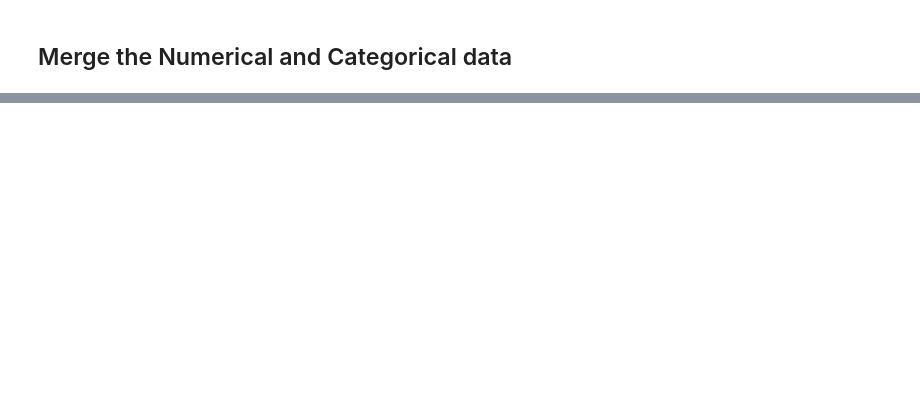
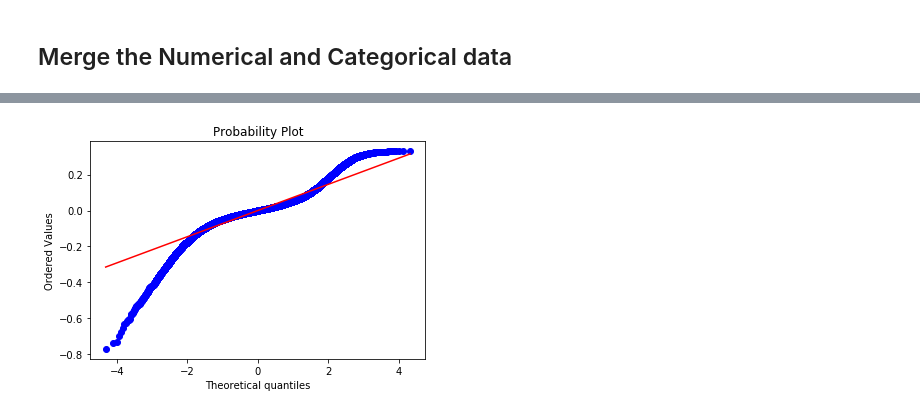
Before and after one commit to hskimim/data-analysis-tutorial, a Jupyter notebook: zillow_prize_estimation/Overall_test.ipynb, the cells around one changed output, grey strips where cells are left out. Cells and saved outputs as stored; diff of their text form; code cells hidden in the pictures; blank space fills up the shorter version.

```diff
--- a/zillow_prize_estimation/Overall_test.ipynb
+++ b/zillow_prize_estimation/Overall_test.ipynb
@@ -863,0 +1018,3 @@ plt.show()
+# %%
+resid_outliers = idx_r.tolist()
+cooks_outliers = idx_c.tolist()
@@ -863,0 +1037,9 @@ plt.show()
+# %%
+# Remove outliers after selecting variables
+train_col = train_col.drop(resid_cooks)
+
+train_y = train_y.drop(resid_cooks)
+
+train_new = pd.concat([train_y, train_col], axis=1)
+train_new.tail()
+len(train_new.columns)
@@ -863,0 +1048,4 @@ plt.show()
+# %%
+model1 = sm.OLS.from_formula('logerror ~ scale(basementsqft) + scale(bathroomcnt) + scale(bedroomcnt) + scale(finishedsquarefeet13) + scale(finishedsquarefeet15) + scale(garagecarcnt) + scale(lotsizesquarefeet)+ scale(poolsizesum) + scale(taxamount) +C(regionidcounty)+C(taxdelinquencyflag)+0',train_new)
+result1 = model1.fit()
+print(result.summary())
@@ -863,0 +1070,5 @@ plt.show()
+# %%
+sp.stats.probplot(result1.resid,plot=plt)
+plt.show()
+# %% [output]
+[figure, added]
```
Also changed, not shown: parts of 73 cells of this notebook.
